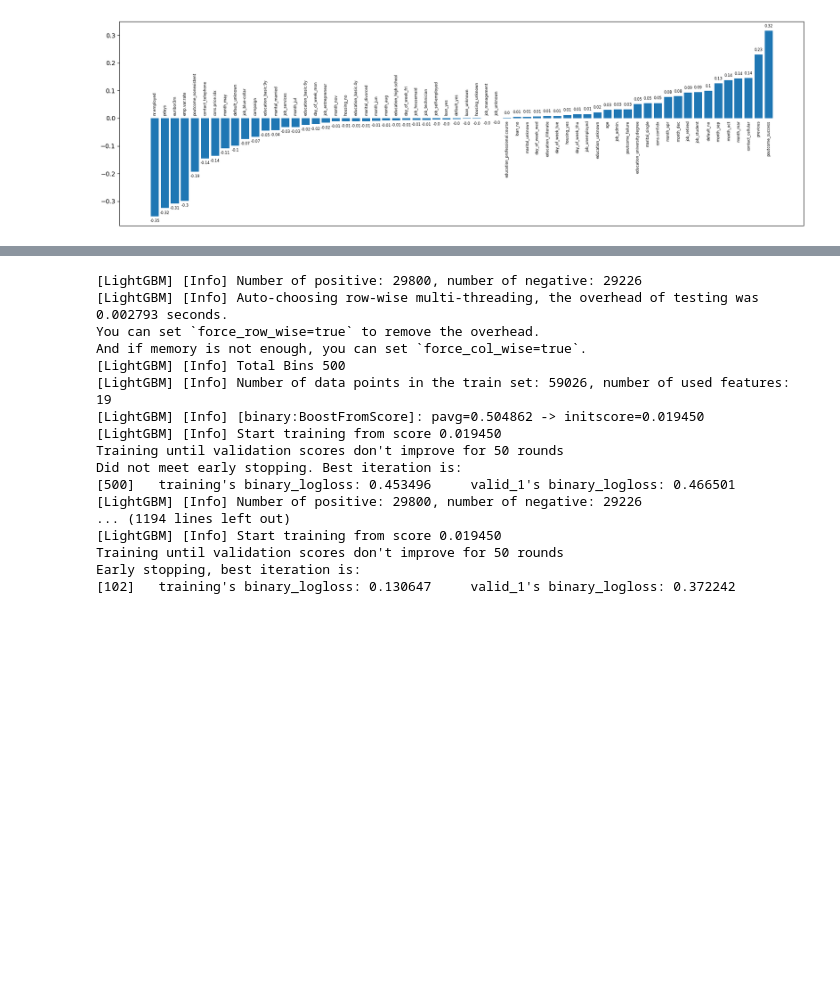
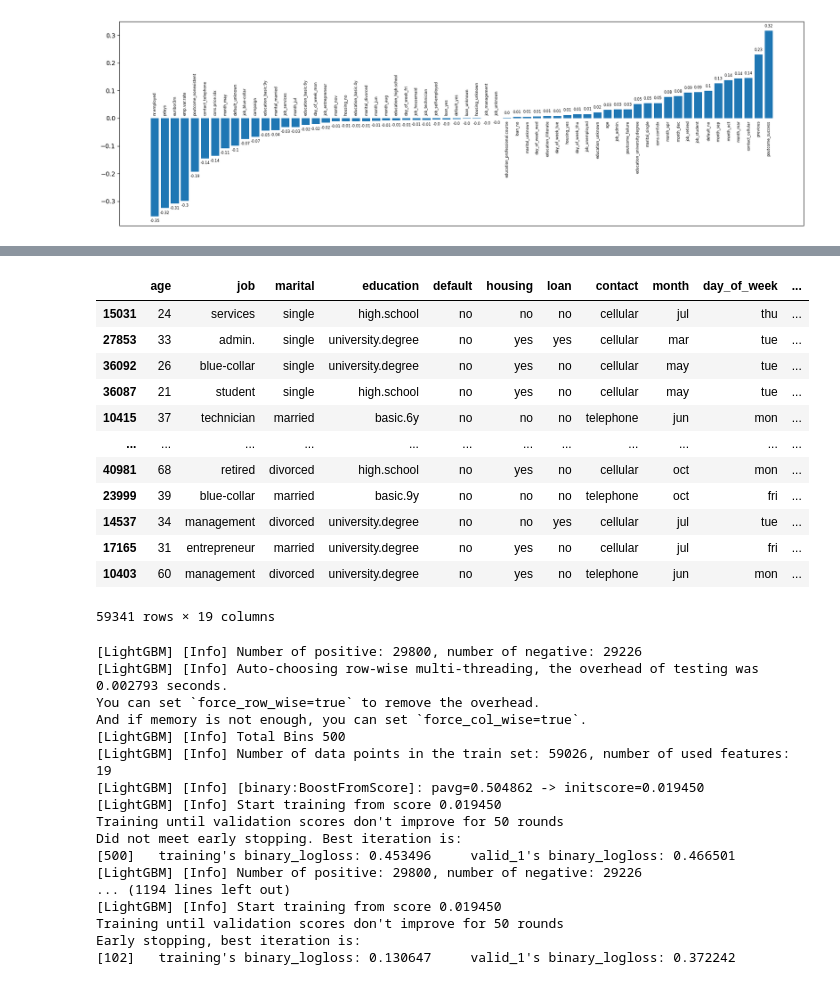
Before and after one commit to XIB1/machine_learning_course, a Jupyter notebook: project1/project1.ipynb, the cells around one changed output, grey strips where cells are left out. Cells and saved outputs as stored; diff of their text form; code cells hidden in the pictures; blank space fills up the shorter version.

```diff
--- a/project1/project1.ipynb
+++ b/project1/project1.ipynb
@@ -116,6 +116,22 @@ Name: y, dtype: int64
 # %%
 X_train = df_train.drop('y', axis=1)
 y_train = df_train['y'].cat.codes
+# %%
+X_train
+# %% [output]
+|  | age | job | marital | education | default | housing | loan | contact | month | day_of_week | ... |
+| 15031 | 24 | services | single | high.school | no | no | no | cellular | jul | thu | ... |
+| 27853 | 33 | admin. | single | university.degree | no | yes | yes | cellular | mar | tue | ... |
+| 36092 | 26 | blue-collar | single | university.degree | no | yes | no | cellular | may | tue | ... |
+| 36087 | 21 | student | single | high.school | no | yes | no | cellular | may | tue | ... |
+| 10415 | 37 | technician | married | basic.6y | no | no | no | telephone | jun | mon | ... |
+| ... | ... | ... | ... | ... | ... | ... | ... | ... | ... | ... | ... |
+| 40981 | 68 | retired | divorced | high.school | no | yes | no | cellular | oct | mon | ... |
+| 23999 | 39 | blue-collar | married | basic.9y | no | no | no | telephone | oct | fri | ... |
+| 14537 | 34 | management | divorced | university.degree | no | no | yes | cellular | jul | tue | ... |
+| 17165 | 31 | entrepreneur | married | university.degree | no | yes | no | cellular | jul | fri | ... |
+| 10403 | 60 | management | divorced | university.degree | no | yes | no | telephone | jun | mon | ... |
+59341 rows × 19 columns
 # %%
 #X_train, X_test, y_train, y_test = train_test_split(X, y, test_size=0.2, random_state=99)
 # %%
```
Also changed, not shown: parts of 1 cell of this notebook, 7 other files.
